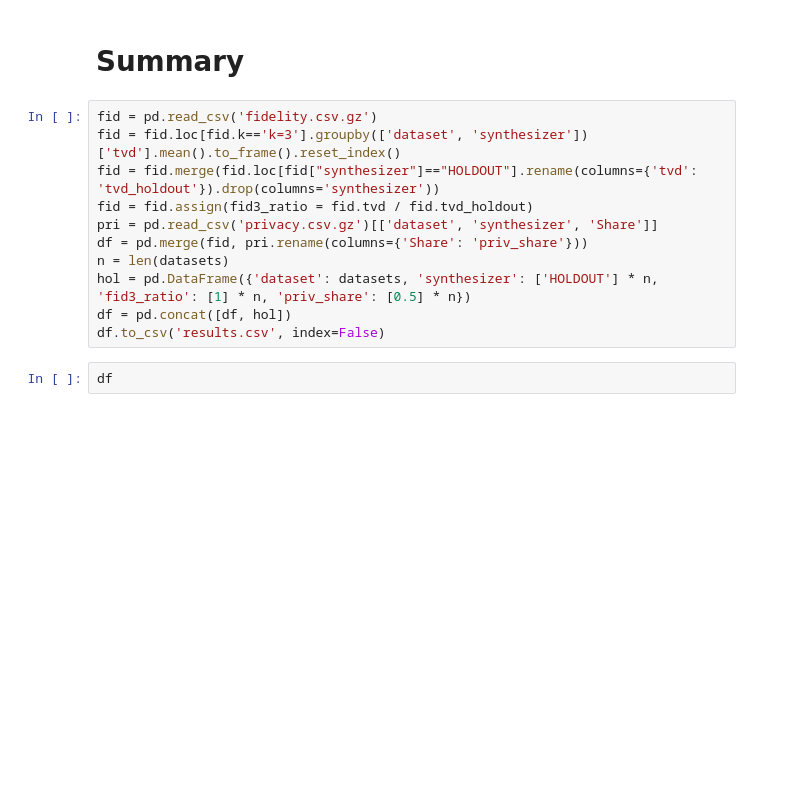
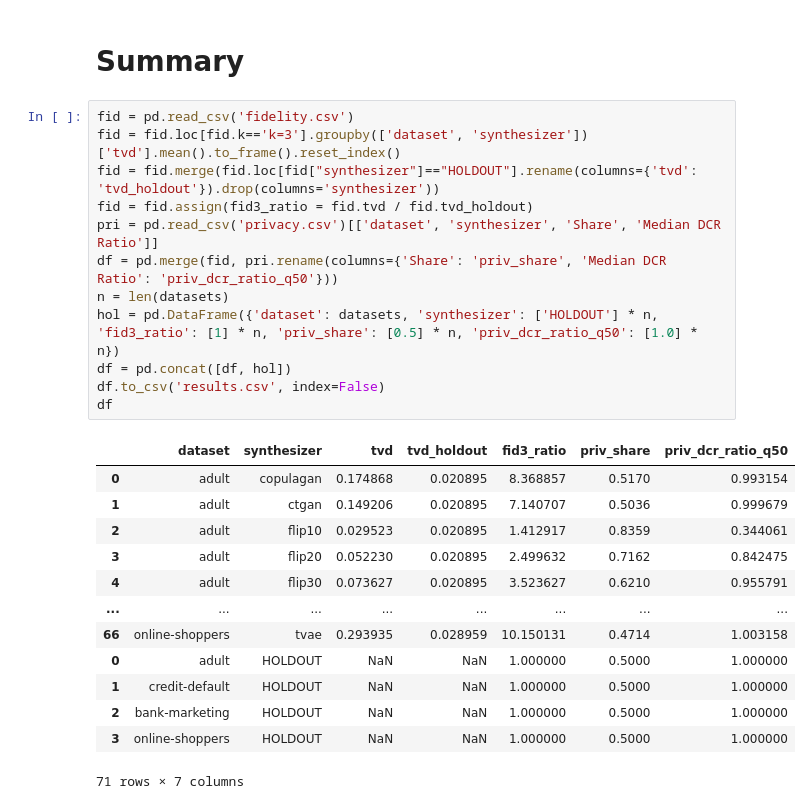
Before and after one commit to mostly-ai/paper-fidelity-accuracy, a Jupyter notebook: 2023-05/evaluate.ipynb, the cells around one changed output. Cells and saved outputs as stored; diff of their text form; blank space fills up the shorter version.

```diff
--- a/2023-05/evaluate.ipynb
+++ b/2023-05/evaluate.ipynb
@@ -348,15 +472,28 @@ for dataset in datasets:
 # %% [markdown]
 # Summary
 # %%
-fid = pd.read_csv('fidelity.csv.gz')
+fid = pd.read_csv('fidelity.csv')
 fid = fid.loc[fid.k=='k=3'].groupby(['dataset', 'synthesizer'])['tvd'].mean().to_frame().reset_index()
 fid = fid.merge(fid.loc[fid["synthesizer"]=="HOLDOUT"].rename(columns={'tvd': 'tvd_holdout'}).drop(columns='synthesizer'))
 fid = fid.assign(fid3_ratio = fid.tvd / fid.tvd_holdout)
-pri = pd.read_csv('privacy.csv.gz')[['dataset', 'synthesizer', 'Share']]
-df = pd.merge(fid, pri.rename(columns={'Share': 'priv_share'}))
+pri = pd.read_csv('privacy.csv')[['dataset', 'synthesizer', 'Share', 'Median DCR Ratio']]
+df = pd.merge(fid, pri.rename(columns={'Share': 'priv_share', 'Median DCR Ratio': 'priv_dcr_ratio_q50'}))
 n = len(datasets)
-hol = pd.DataFrame({'dataset': datasets, 'synthesizer': ['HOLDOUT'] * n, 'fid3_ratio': [1] * n, 'priv_share': [0.5] * n})
+hol = pd.DataFrame({'dataset': datasets, 'synthesizer': ['HOLDOUT'] * n, 'fid3_ratio': [1] * n, 'priv_share': [0.5] * n, 'priv_dcr_ratio_q50': [1.0] * n})
 df = pd.concat([df, hol])
 df.to_csv('results.csv', index=False)
+df
+# %% [output]
+|  | dataset | synthesizer | tvd | tvd_holdout | fid3_ratio | priv_share | priv_dcr_ratio_q50 |
+| 0 | adult | copulagan | 0.174868 | 0.020895 | 8.368857 | 0.5170 | 0.993154 |
+| 1 | adult | ctgan | 0.149206 | 0.020895 | 7.140707 | 0.5036 | 0.999679 |
+| 2 | adult | flip10 | 0.029523 | 0.020895 | 1.412917 | 0.8359 | 0.344061 |
+| 3 | adult | flip20 | 0.052230 | 0.020895 | 2.499632 | 0.7162 | 0.842475 |
+| 4 | adult | flip30 | 0.073627 | 0.020895 | 3.523627 | 0.6210 | 0.955791 |
+| ... | ... | ... | ... | ... | ... | ... | ... |
+| 66 | online-shoppers | tvae | 0.293935 | 0.028959 | 10.150131 | 0.4714 | 1.003158 |
+| 0 | adult | HOLDOUT | NaN | NaN | 1.000000 | 0.5000 | 1.000000 |
+| 1 | credit-default | HOLDOUT | NaN | NaN | 1.000000 | 0.5000 | 1.000000 |
+| 2 | bank-marketing | HOLDOUT | NaN | NaN | 1.000000 | 0.5000 | 1.000000 |
+| 3 | online-shoppers | HOLDOUT | NaN | NaN | 1.000000 | 0.5000 | 1.000000 |
+71 rows × 7 columns
-# %%
-df
```
Also changed, not shown: parts of 12 cells of this notebook, 14 other files.
